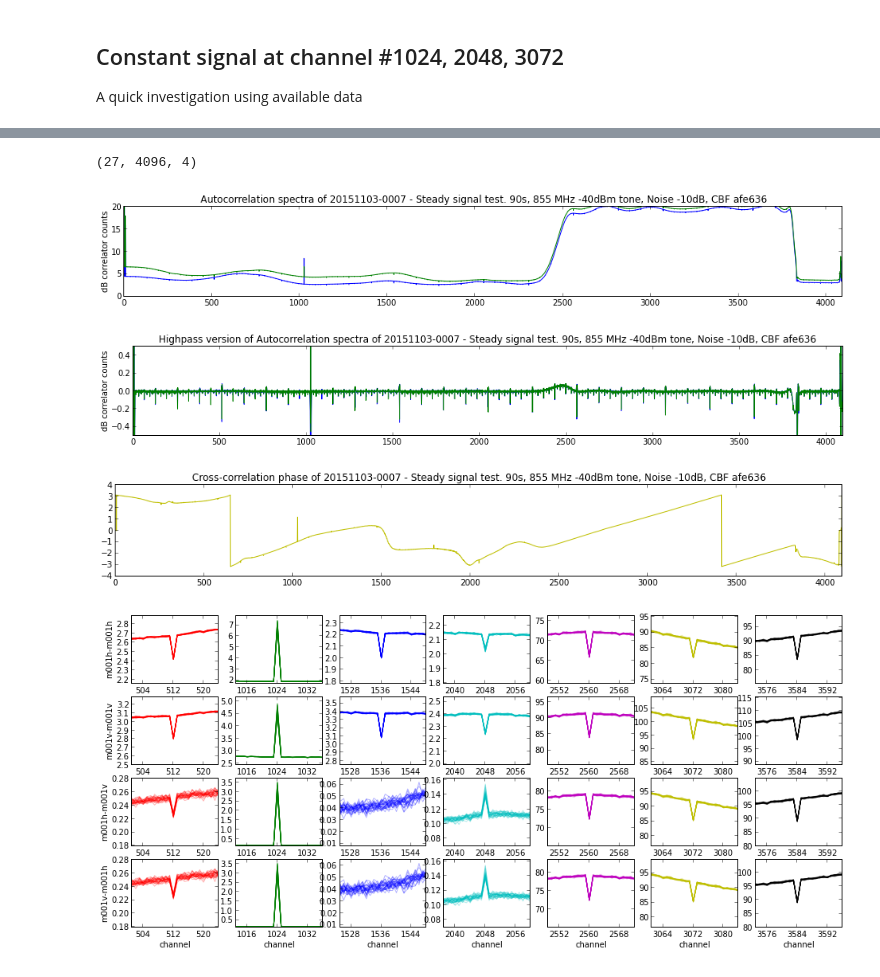
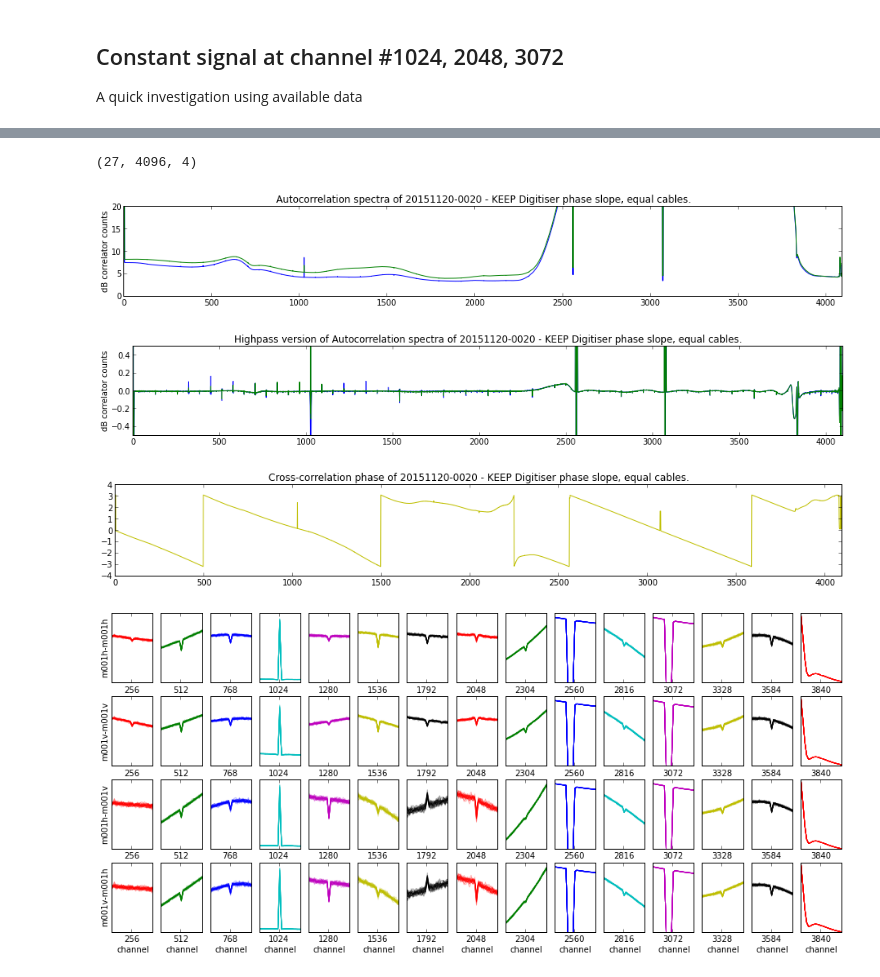
Before and after one commit to thomasska/ipython-notebooks, a Jupyter notebook: Spikes at 512-channel boundaries.ipynb, the cells around one changed output, grey strips where cells are left out. Cells and saved outputs as stored; diff of their text form; code cells hidden in the pictures.

```diff
--- a/Spikes at 512-channel boundaries.ipynb
+++ b/Spikes at 512-channel boundaries.ipynb
@@ -14,17 +14,19 @@ import katdal, numpy as np, matplotlib
 #D=katdal.open('/var/kat/archive/data/MeerKATAR1/telescope_products/2015/10/29/1446117687.h5');      # Test on Thursday am - noise source ON, -6 dB tone (-32 dBm into each ADC) CORRELATOR UPDATED
 #D=katdal.open('/var/kat/archive/data/MeerKATAR1/telescope_products/2015/10/29/1446121000.h5');      # Test on Thursday am - noise source OFF, -6 dB tone (-32 dBm into each ADC) CORRELATOR UPDATED
 #D=katdal.open('/var/kat/archive/data/MeerKATAR1/telescope_products/2015/11/03/1446551545.h5');      # Test on Tuesday pm - noise source ON, filtered, -40 dB tone, Correlator 19c197
-D=katdal.open('/var/kat/archive/data/MeerKATAR1/telescope_products/2015/11/03/1446553736.h5');      # Test on Tuesday pm - noise source ON, filtered, -40 dB tone, Correlator afe636
+#D=katdal.open('/var/kat/archive/data/MeerKATAR1/telescope_products/2015/11/03/1446553736.h5');      # Test on Tuesday pm - noise source ON, filtered, -40 dB tone, Correlator afe636
 #D=katdal.open('/var/kat/archive/data/MeerKATAR1/telescope_products/2015/11/03/1446561655.h5');      # Test on Tuesday late - noise source ON, filtered, -40 dB tone, Correlator e69fd
+D=katdal.open('/var/kat/archive/data/MeerKATAR1/telescope_products/2015/11/26/1448519517.h5');      # Test on 26-11 - noise source ON -10 dB setting, filtered, No tone, Correlator XXXX new
+
 
 D.select()
 D.select(dumps=range(3,30))
 
-rge=512;
+rge=256;
 
 Pwr=squeeze(abs(D.vis[:]));
 print(shape(Pwr))
-cols='rgbcmyk'
+cols='rgbcmykrgbcmykrgbcmykrgbcmyk'
 
 spectra=squeeze(10*log10(np.mean(Pwr[:,:,0:2],axis=0)));
 figure(figsize=(16,2));
@@ -55,7 +57,8 @@ for a in range(floor(4095/rge)):
         axes[b,a].plot(squeeze(Pwr[:,:,b]).T,color=cols[a],alpha=0.3)
         axes[b,a].set_xlim([rge-11+rge*a,rge+12+rge*a]);
         axes[b,a].set_ylim([-0.02+0.9*np.min(Pwr[:,(rge-11+rge*a):(rge+12+rge*a),b]),1.05*np.max(Pwr[:,(rge-11+rge*a):(rge+12+rge*a),b])]);
-        axes[b,a].set_xticks(rge*(1+a)+np.arange(-8,9,8));
+        axes[b,a].set_xticks([rge*(1+a)]);
+        axes[b,a].set_yticks([]);
         if a==0:  axes[b,a].set_ylabel('%s-%s' % (D.corr_products[b][0],D.corr_products[b][1]))
         if b==3:  axes[b,a].set_xlabel('channel')
 
@@ -65,5 +68,5 @@ WARNING:katdal.h5datav3:Irregular timestamps detected in file '/var/kat/archive/
 (27, 4096, 4)
-[figure, old version]
+[figure, new version]
-[figure, old version]
+[figure, new version]
-[figure, old version]
+[figure, new version]
-[figure, old version]
+[figure, new version]
```
Also changed, not shown: parts of 1 cell of this notebook, 3 other files.
